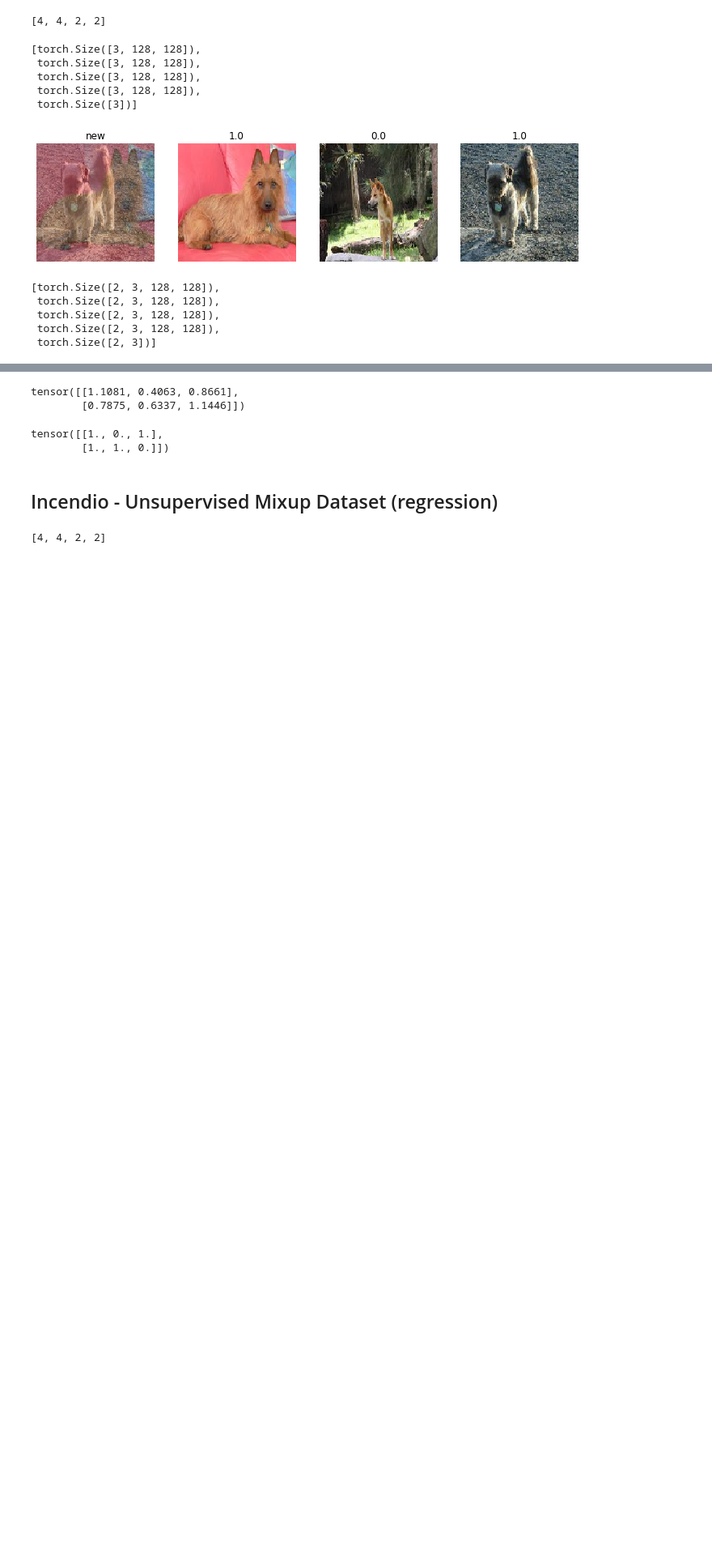
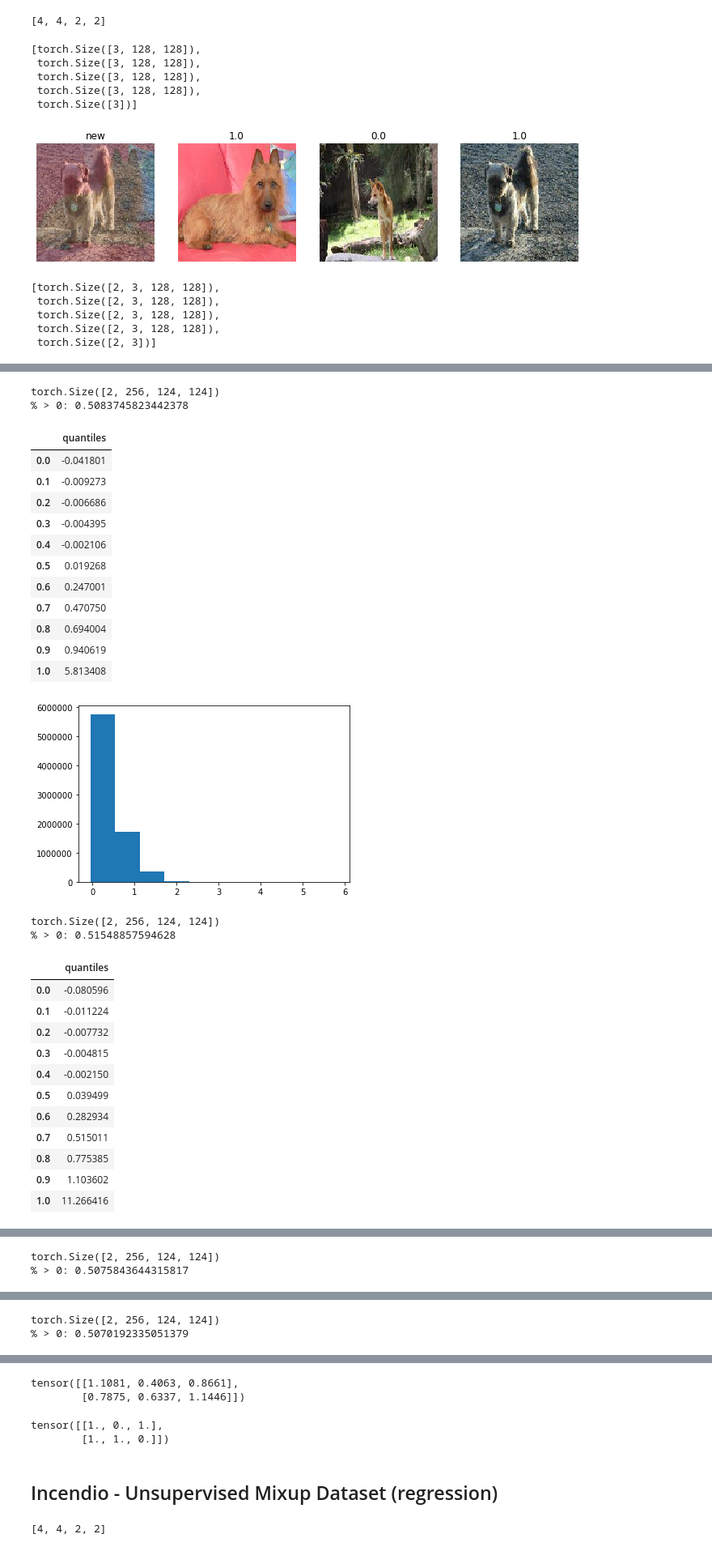
Before and after one commit to hdmamin/self-supervised-vision-exp, a Jupyter notebook: notebooks/nb03-lightning-first-test.ipynb, the cells around one changed output, grey strips where cells are left out. Shown at 81% size. Cells and saved outputs as stored; diff of their text form; code cells hidden in the pictures; blank space fills up the shorter version.

```diff
--- a/notebooks/nb03-lightning-first-test.ipynb
+++ b/notebooks/nb03-lightning-first-test.ipynb
@@ -819,0 +860,34 @@ tensor([[0.7518, 0.6002, 0.7039],
+# %%
+acts = [t.net.encoder.predict(xb_) for xb_ in xb]
+for act in acts:
+    summarize_acts(act)
+# %% [output]
+torch.Size([2, 256, 124, 124])
+% > 0: 0.5083745823442378
+|  | quantiles |
+| 0.0 | -0.041801 |
+| 0.1 | -0.009273 |
+| 0.2 | -0.006686 |
+| 0.3 | -0.004395 |
+| 0.4 | -0.002106 |
+| 0.5 | 0.019268 |
+| 0.6 | 0.247001 |
+| 0.7 | 0.470750 |
+| 0.8 | 0.694004 |
+| 0.9 | 0.940619 |
+| 1.0 | 5.813408 |
+[figure, added]
+torch.Size([2, 256, 124, 124])
+% > 0: 0.51548857594628
+|  | quantiles |
+| 0.0 | -0.080596 |
+| 0.1 | -0.011224 |
+| 0.2 | -0.007732 |
+| 0.3 | -0.004815 |
+| 0.4 | -0.002150 |
+| 0.5 | 0.039499 |
+| 0.6 | 0.282934 |
+| 0.7 | 0.515011 |
+| 0.8 | 0.775385 |
+| 0.9 | 1.103602 |
+| 1.0 | 11.266416 |
@@ -819,0 +895,2 @@ tensor([[0.7518, 0.6002, 0.7039],
+torch.Size([2, 256, 124, 124])
+% > 0: 0.5075843644315817
@@ -819,0 +910,2 @@ tensor([[0.7518, 0.6002, 0.7039],
+torch.Size([2, 256, 124, 124])
+% > 0: 0.5070192335051379
```
Also changed, not shown: parts of 22 cells of this notebook, 3 other files.
